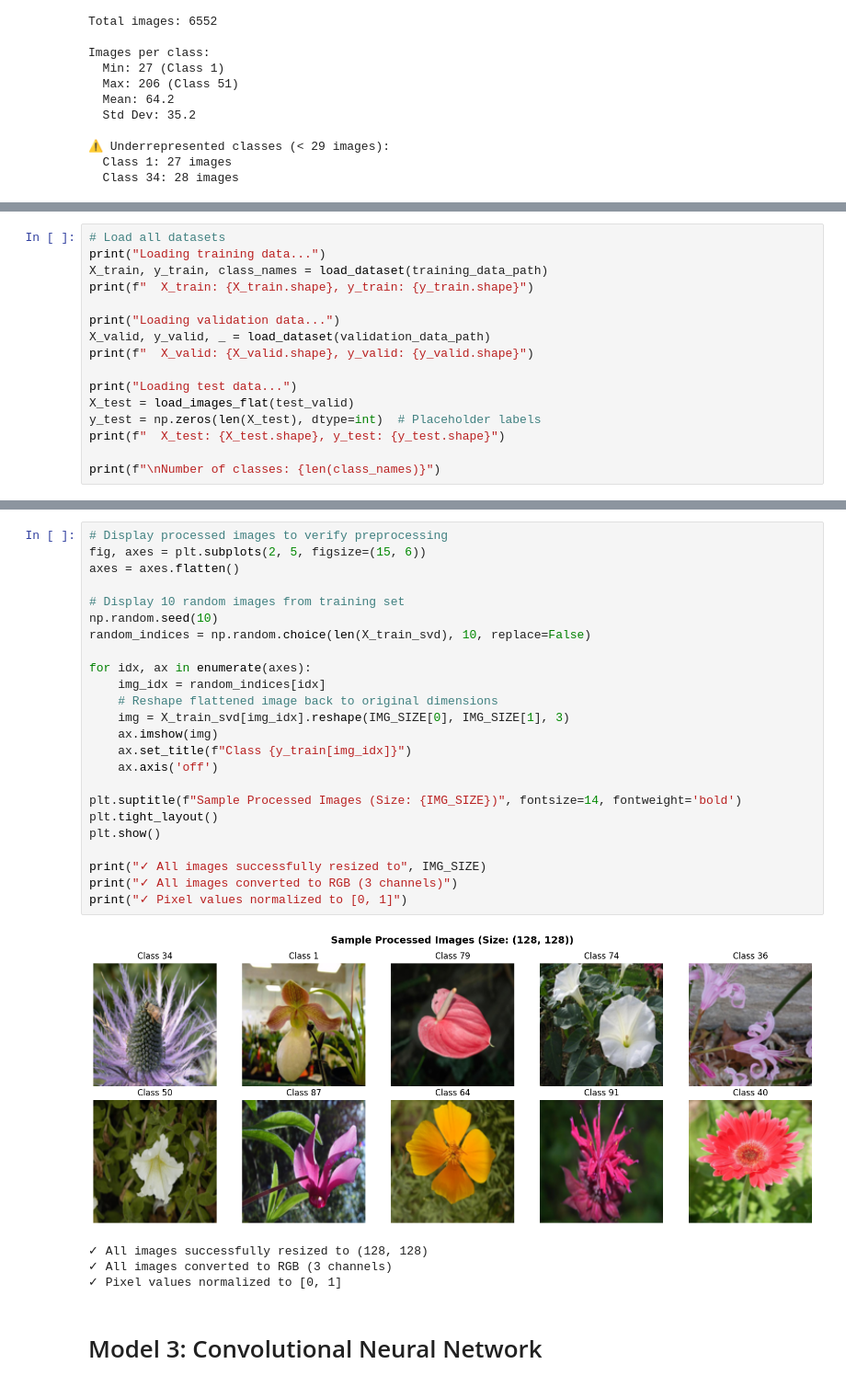
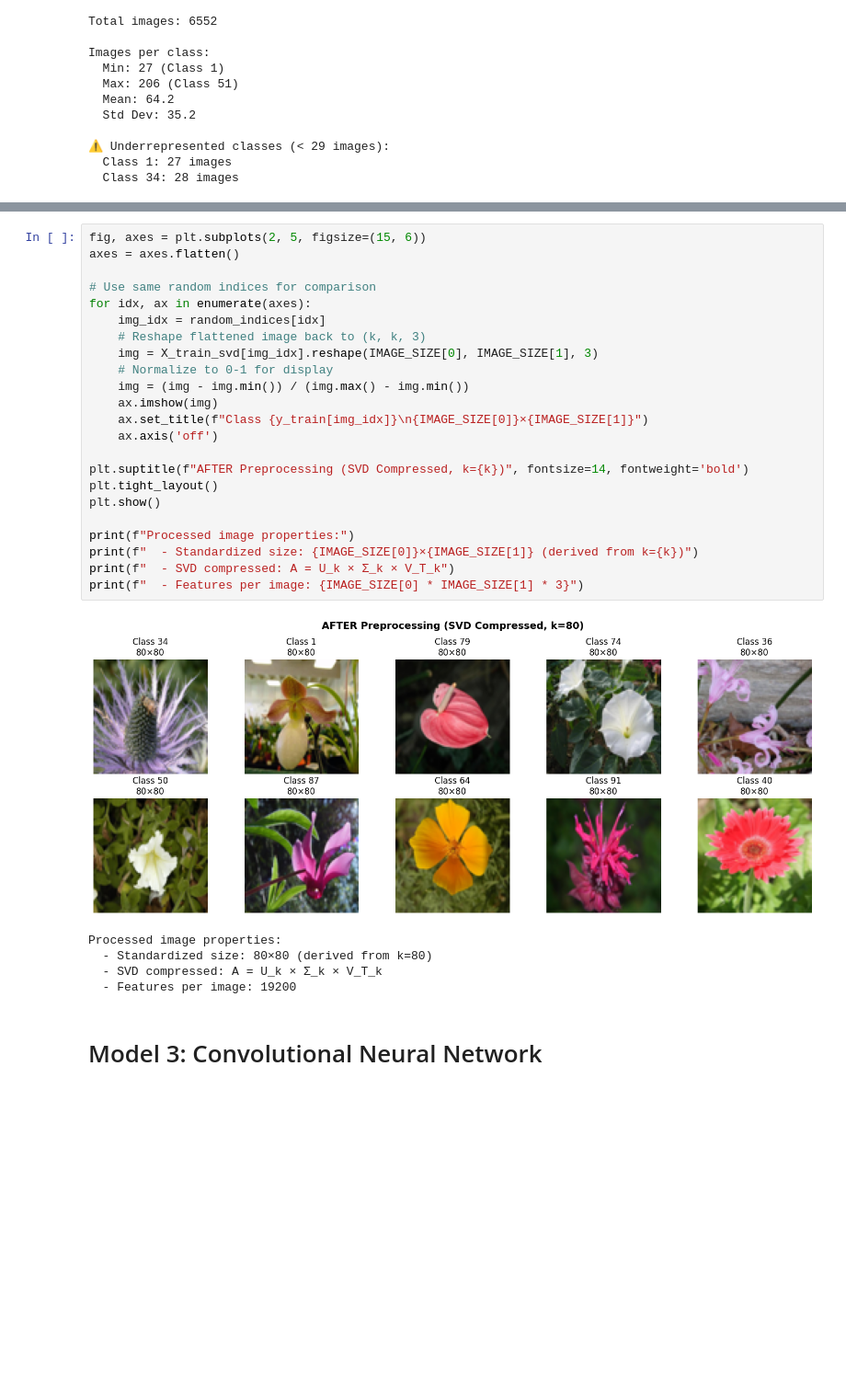
Before and after one commit to Tharshen2124/Machine-Learning-Assignment, a Jupyter notebook: main.ipynb, the cells around one changed output, grey strips where cells are left out. Shown at 92% size. Saved outputs shown, nothing was run; the diff lists cells and outputs as text; blank space fills up the shorter version.

```diff
--- a/main.ipynb
+++ b/main.ipynb
@@ -427,16 +419,0 @@ def load_images_flat(image_paths):
-# %%
-# Load all datasets
-print("Loading training data...")
-X_train, y_train, class_names = load_dataset(training_data_path)
-print(f"  X_train: {X_train.shape}, y_train: {y_train.shape}")
-
-print("Loading validation data...")
-X_valid, y_valid, _ = load_dataset(validation_data_path)
-print(f"  X_valid: {X_valid.shape}, y_valid: {y_valid.shape}")
-
-print("Loading test data...")
-X_test = load_images_flat(test_valid)
-y_test = np.zeros(len(X_test), dtype=int)  # Placeholder labels
-print(f"  X_test: {X_test.shape}, y_test: {y_test.shape}")
-
-print(f"\nNumber of classes: {len(class_names)}")
@@ -677,32 +611,32 @@ for threshold in thresholds:
 # %%
-# Display processed images to verify preprocessing
 fig, axes = plt.subplots(2, 5, figsize=(15, 6))
 axes = axes.flatten()
 
-# Display 10 random images from training set
-np.random.seed(10)
-random_indices = np.random.choice(len(X_train_svd), 10, replace=False)
-
+# Use same random indices for comparison
 for idx, ax in enumerate(axes):
     img_idx = random_indices[idx]
-    # Reshape flattened image back to original dimensions
-    img = X_train_svd[img_idx].reshape(IMG_SIZE[0], IMG_SIZE[1], 3)
+    # Reshape flattened image back to (k, k, 3)
+    img = X_train_svd[img_idx].reshape(IMAGE_SIZE[0], IMAGE_SIZE[1], 3)
+    # Normalize to 0-1 for display
+    img = (img - img.min()) / (img.max() - img.min())
     ax.imshow(img)
-    ax.set_title(f"Class {y_train[img_idx]}")
+    ax.set_title(f"Class {y_train[img_idx]}\n{IMAGE_SIZE[0]}×{IMAGE_SIZE[1]}")
     ax.axis('off')
 
-plt.suptitle(f"Sample Processed Images (Size: {IMG_SIZE})", fontsize=14, fontweight='bold')
+plt.suptitle(f"AFTER Preprocessing (SVD Compressed, k={k})", fontsize=14, fontweight='bold')
 plt.tight_layout()
 plt.show()
 
-print("✓ All images successfully resized to", IMG_SIZE)
-print("✓ All images converted to RGB (3 channels)")
-print("✓ Pixel values normalized to [0, 1]")
+print(f"Processed image properties:")
+print(f"  - Standardized size: {IMAGE_SIZE[0]}×{IMAGE_SIZE[1]} (derived from k={k})")
+print(f"  - SVD compressed: A = U_k × Σ_k × V_T_k")
+print(f"  - Features per image: {IMAGE_SIZE[0] * IMAGE_SIZE[1] * 3}")
 # %% [output]
-[figure, old version]
+[figure, new version]
-✓ All images successfully resized to (128, 128)
-✓ All images converted to RGB (3 channels)
-✓ Pixel values normalized to [0, 1]
+Processed image properties:
+  - Standardized size: 80×80 (derived from k=80)
+  - SVD compressed: A = U_k × Σ_k × V_T_k
+  - Features per image: 19200
 # %% [markdown]
 # Model 3: Convolutional Neural Network
 # %%
```
Also changed, not shown: parts of 27 cells of this notebook.
